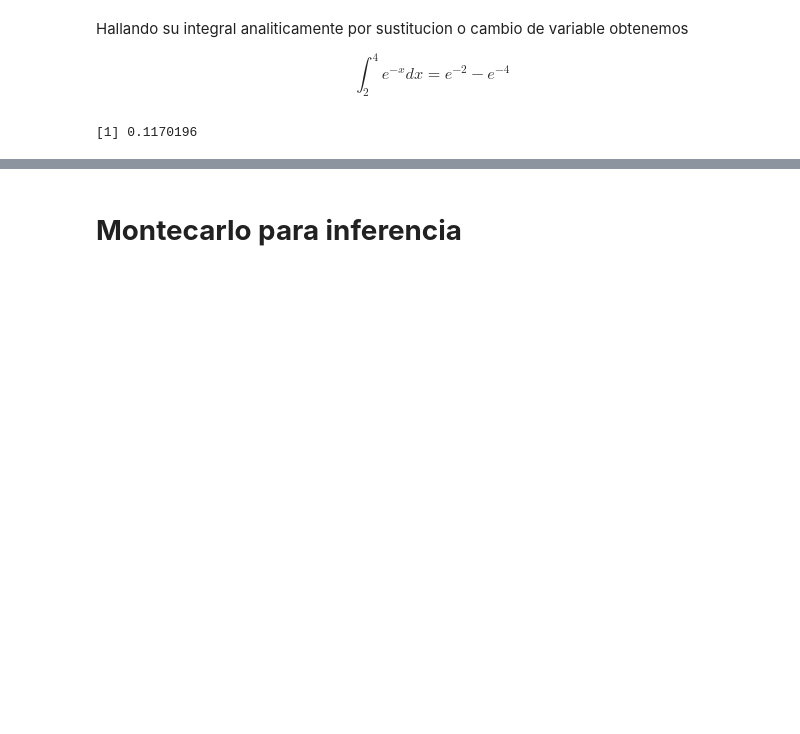
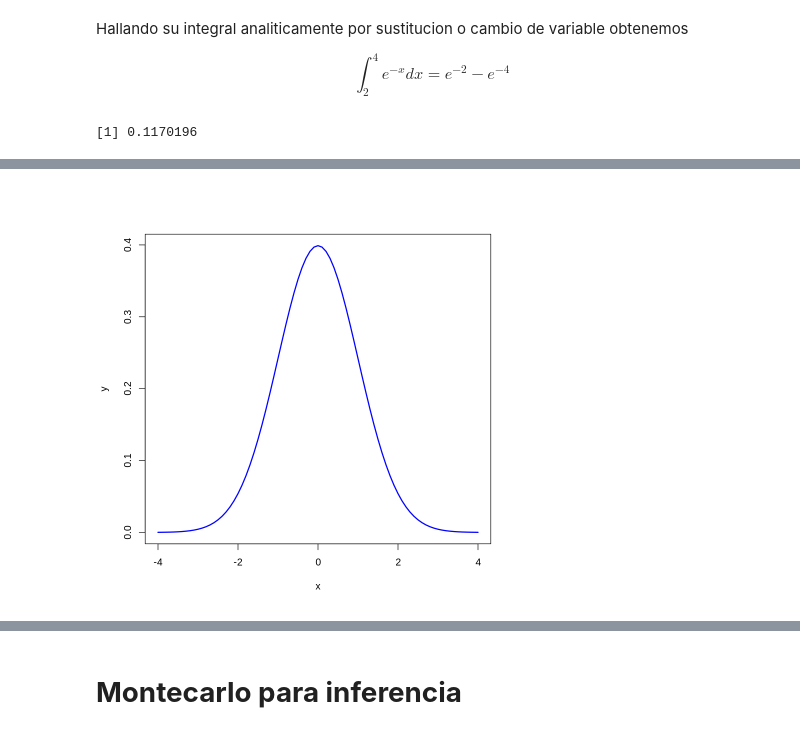
Before and after one commit to ALdoMartineCh16/Analisis-Exploratorio-de-Datos-Espaciales, a Jupyter notebook: SESION_14_AEDE_METODO_DE_MONTECARLO.ipynb, the cells around one changed output, grey strips where cells are left out. Drawn from its saved outputs; the diff is of its cells as text; code cells hidden in the pictures; blank space fills up the shorter version.

```diff
--- a/SESION_14_AEDE_METODO_DE_MONTECARLO.ipynb
+++ b/SESION_14_AEDE_METODO_DE_MONTECARLO.ipynb
@@ -267,0 +242,6 @@ Integral
+# %%
+x=seq(-4,4,0.1)
+y=dnorm(x,0,1)
+plot(x,y, type="l", lwd=2,col="blue")
+# %% [output]
+[figure, added]
```
Also changed, not shown: parts of 108 cells of this notebook.
